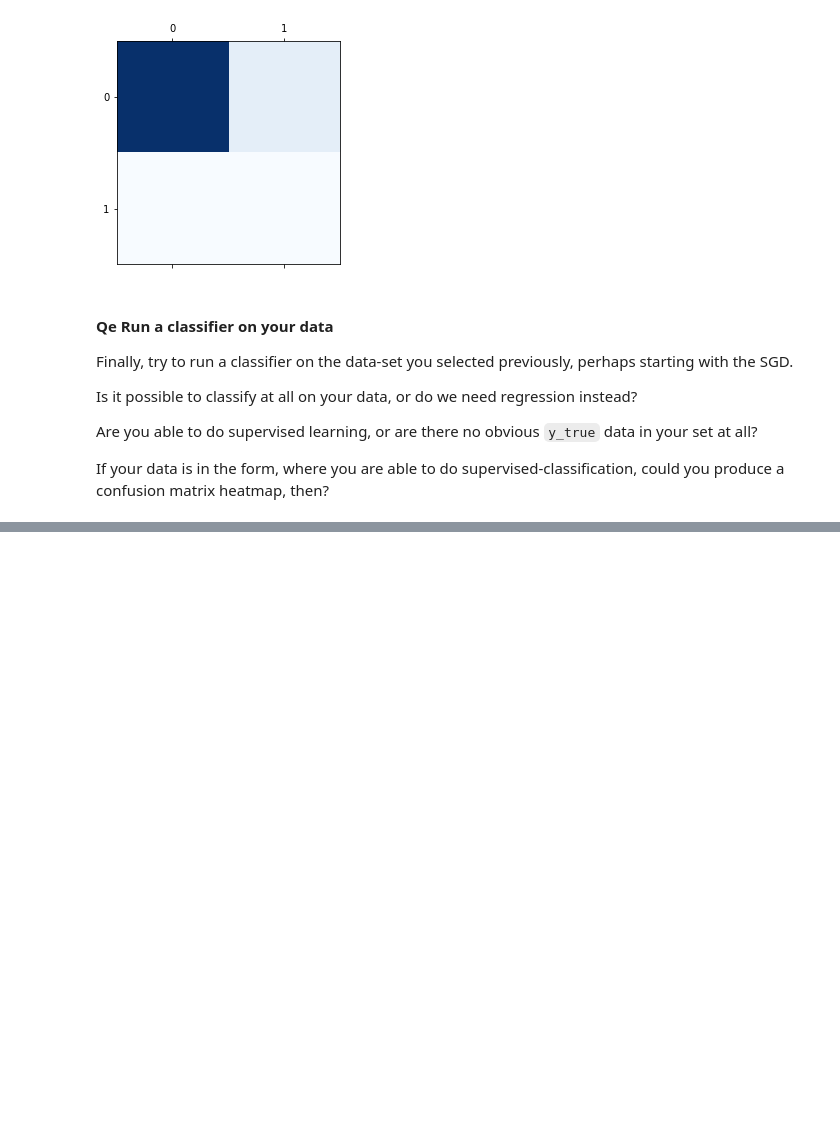
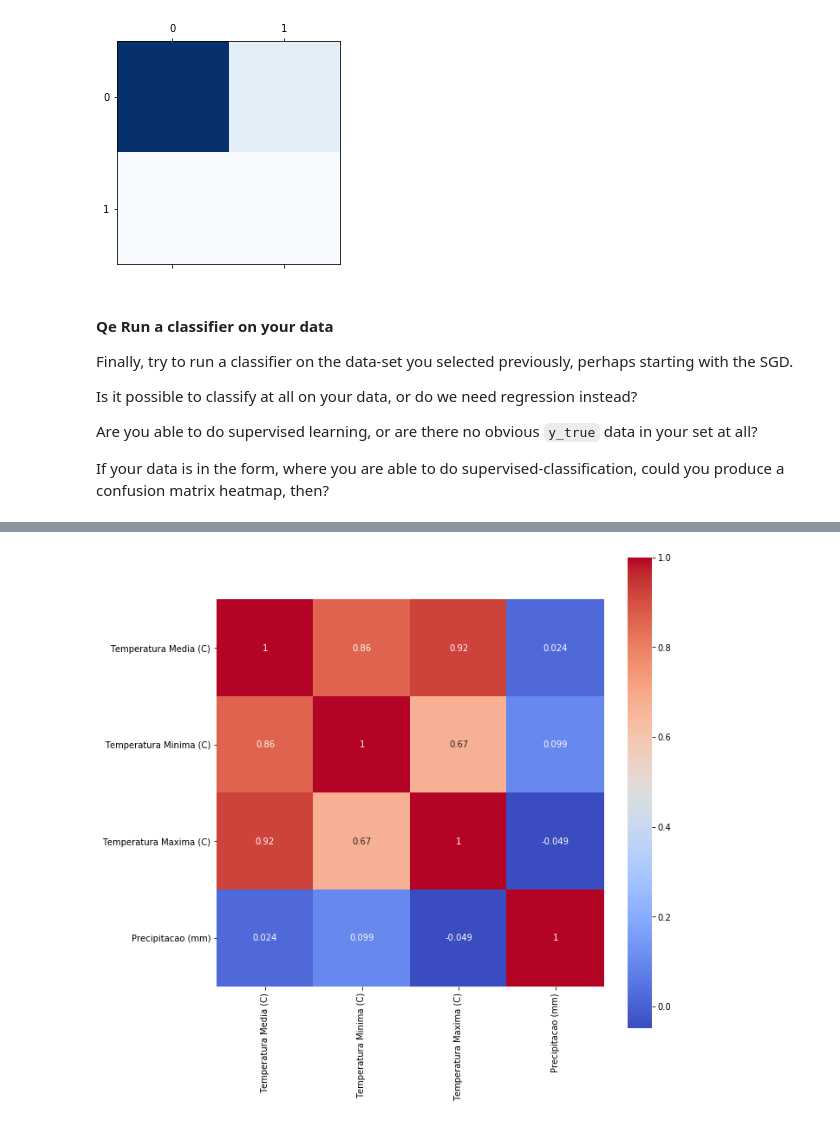
Before and after one commit to jeppestaerk/ITMAL, a Jupyter notebook: L03/metrics_v2.ipynb, the cells around one changed output, grey strips where cells are left out. Cells and saved outputs as stored; diff of their text form; code cells hidden in the pictures; blank space fills up the shorter version.

Commit message:
L03 metrics updated

```diff
--- a/L03/metrics_v2.ipynb
+++ b/L03/metrics_v2.ipynb
@@ -464,0 +382,99 @@ array=[28.4 24.8 26.6 31.9 20.5 25.6 25.6 22.4 28.7 26.9 26.9 35.7 22.  30.5
+# %%
+# inspired from https://www.kaggle.com/rcfreitas/python-ml-breast-cancer-diagnostic-data-set
+
+import pandas as pd
+import numpy as np
+import matplotlib.pyplot as plt
+import seaborn as sns
+from sklearn.model_selection import train_test_split, cross_val_score
+from sklearn.metrics import accuracy_score
+from sklearn.linear_model import SGDClassifier
+from sklearn.svm import SVC, NuSVC, LinearSVC
+import time
+
+data = pd.read_csv("../datasets/beer_consumption/Consumo_cerveja.csv", delimiter=',').dropna()
+data = data.drop(data.columns[[-1, 0]], axis=1)
+data = data.replace({',':'.'},regex=True).apply(pd.to_numeric,1)
+
+features_mean= list(data.columns[0:4])
+
+plt.figure(figsize=(10,10))
+sns.heatmap(data[features_mean].corr(), annot=True, square=True, cmap='coolwarm')
+plt.show()
+
+X = data.loc[:,features_mean]
+y = data.loc[:, 'Final de Semana']
+
+X_train, X_test, y_train, y_test = train_test_split(X, y, test_size = 0.2, random_state = 42)
+
+accuracy_all = []
+cvs_all = []
+
+start = time.time()
+
+clf = SGDClassifier()
+clf.fit(X_train, y_train)
+prediction = clf.predict(X_test)
+scores = cross_val_score(clf, X, y, cv=5)
+
+end = time.time()
+
+accuracy_all.append(accuracy_score(prediction, y_test))
+cvs_all.append(np.mean(scores))
+
+print("SGD Classifier Accuracy: {0:.2%}".format(accuracy_score(prediction, y_test)))
+print("Cross validation score: {0:.2%} (+/- {1:.2%})".format(np.mean(scores), np.std(scores)*2))
+print("Execution time: {0:.5} seconds \n".format(end-start))
+
+start = time.time()
+
+clf = SVC()
+clf.fit(X_train, y_train)
+prediction = clf.predict(X_test)
+scores = cross_val_score(clf, X, y, cv=5)
+
+end = time.time()
+
+accuracy_all.append(accuracy_score(prediction, y_test))
+cvs_all.append(np.mean(scores))
+
+print("SVC Accuracy: {0:.2%}".format(accuracy_score(prediction, y_test)))
+print("Cross validation score: {0:.2%} (+/- {1:.2%})".format(np.mean(scores), np.std(scores)*2))
+print("Execution time: {0:.5} seconds \n".format(end-start))
+
+start = time.time()
+
+clf = NuSVC()
+clf.fit(X_train, y_train)
+prediciton = clf.predict(X_test)
+scores = cross_val_score(clf, X, y, cv=5)
+
+end = time.time()
+
+accuracy_all.append(accuracy_score(prediction, y_test))
+cvs_all.append(np.mean(scores))
+
+print("NuSVC Accuracy: {0:.2%}".format(accuracy_score(prediction, y_test)))
+print("Cross validation score: {0:.2%} (+/- {1:.2%})".format(np.mean(scores), np.std(scores)*2))
+print("Execution time: {0:.5} seconds \n".format(end-start))
+
+start = time.time()
+
+clf = LinearSVC()
+clf.fit(X_train, y_train)
+prediction = clf.predict(X_test)
+scores = cross_val_score(clf, X, y, cv=5)
+
+end = time.time()
+
+accuracy_all.append(accuracy_score(prediction, y_test))
+cvs_all.append(np.mean(scores))
+
+print("LinearSVC Accuracy: {0:.2%}".format(accuracy_score(prediction, y_test)))
+print("Cross validation score: {0:.2%} (+/- {1:.2%})".format(np.mean(scores), np.std(scores)*2))
+print("Execution time: {0:.5} seconds \n".format(end-start))
+
+df = pd.DataFrame({'accuracy_all':accuracy_all}, index=['SGD', 'SVC', 'NuSVC', 'LinearSVC'])
+print(df)
+# %% [output]
+[figure, added]
```
Also changed, not shown: parts of 5 cells of this notebook.
